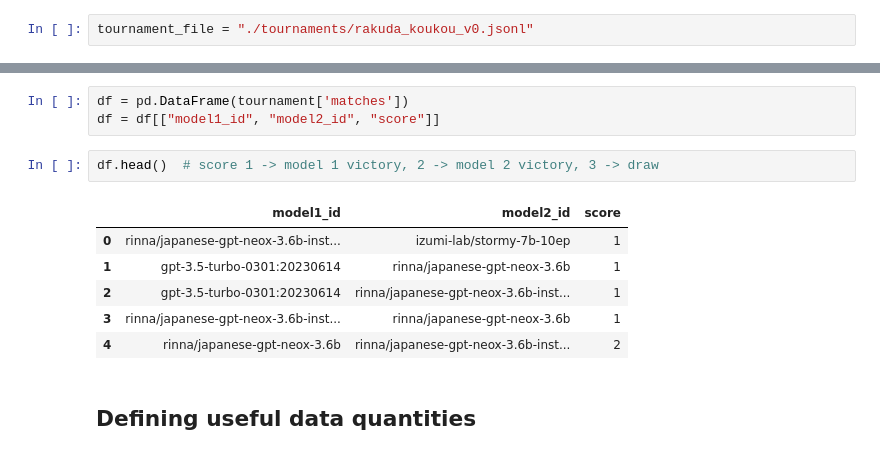
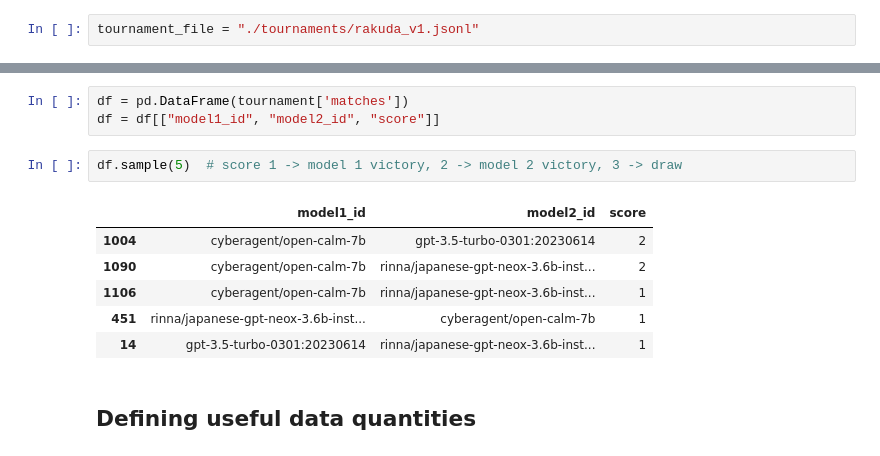
Before and after one commit to yuzu-ai/japanese-llm-ranking, a Jupyter notebook: jrank/mle.ipynb, the cells around one changed output, grey strips where cells are left out. Cells and saved outputs as stored; diff of their text form.

```diff
--- a/jrank/mle.ipynb
+++ b/jrank/mle.ipynb
@@ -9,7 +9,7 @@ from utils import load_jsonl
 
 pd.options.display.float_format = "{:.3f}".format
 # %%
-tournament_file = "./tournaments/rakuda_koukou_v0.jsonl"
+tournament_file = "./tournaments/rakuda_v1.jsonl"
 # %%
 charts_prefix = "./charts/" + tournament_file.split("/")[-1].split(".")[0]
 # %% [markdown]
@@ -21,14 +21,14 @@ with open(tournament_file, 'r') as f:
 df = pd.DataFrame(tournament['matches'])
 df = df[["model1_id", "model2_id", "score"]]
 # %%
-df.head()  # score 1 -> model 1 victory, 2 -> model 2 victory, 3 -> draw
+df.sample(5)  # score 1 -> model 1 victory, 2 -> model 2 victory, 3 -> draw
 # %% [output]
 |  | model1_id | model2_id | score |
-| 0 | rinna/japanese-gpt-neox-3.6b-inst... | izumi-lab/stormy-7b-10ep | 1 |
-| 1 | gpt-3.5-turbo-0301:20230614 | rinna/japanese-gpt-neox-3.6b | 1 |
-| 2 | gpt-3.5-turbo-0301:20230614 | rinna/japanese-gpt-neox-3.6b-inst... | 1 |
-| 3 | rinna/japanese-gpt-neox-3.6b-inst... | rinna/japanese-gpt-neox-3.6b | 1 |
-| 4 | rinna/japanese-gpt-neox-3.6b | rinna/japanese-gpt-neox-3.6b-inst... | 2 |
+| 1004 | cyberagent/open-calm-7b | gpt-3.5-turbo-0301:20230614 | 2 |
+| 1090 | cyberagent/open-calm-7b | rinna/japanese-gpt-neox-3.6b-inst... | 2 |
+| 1106 | cyberagent/open-calm-7b | rinna/japanese-gpt-neox-3.6b-inst... | 1 |
+| 451 | rinna/japanese-gpt-neox-3.6b-inst... | cyberagent/open-calm-7b | 1 |
+| 14 | gpt-3.5-turbo-0301:20230614 | rinna/japanese-gpt-neox-3.6b-inst... | 1 |
 # %% [markdown]
 ##  Defining useful data quantities
 # %%
```
Also changed, not shown: parts of 11 cells of this notebook, 33 other files.
